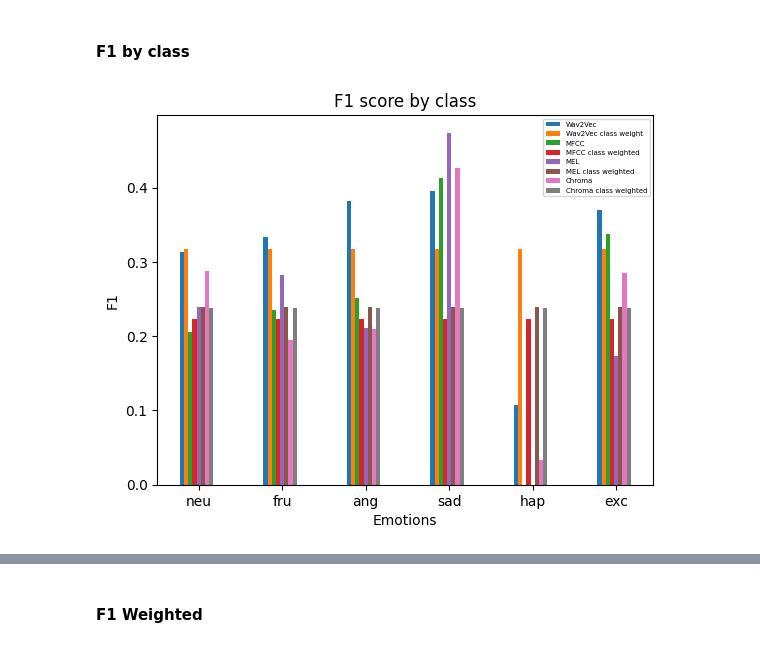
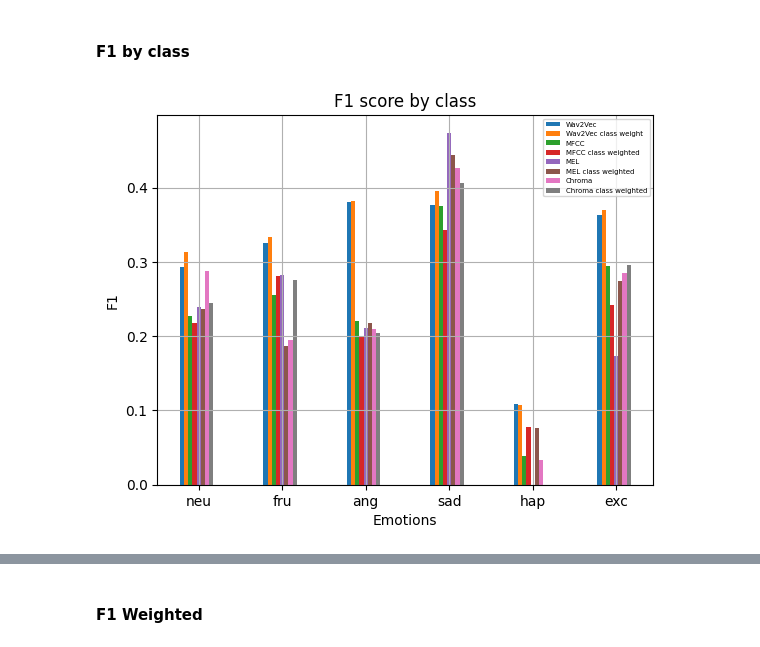
Before and after one commit to eskinderit/A-comparison-of-small-and-large-uni-multi-modal-language-models-for-sentiment-analysis-, a Jupyter notebook: Result Visualization.ipynb, the cells around one changed output, grey strips where cells are left out. Saved outputs shown, nothing was run; the diff lists cells and outputs as text; code cells hidden in the pictures.

```diff
--- a/Result Visualization.ipynb
+++ b/Result Visualization.ipynb
@@ -274,40 +257,41 @@ mel_results_weighted_42 = Results(train_log_url = f'./results/seed42/audio/LiteM
 chroma_results_weighted_42 = Results(train_log_url = f'./results/seed42/audio/LiteModel/chroma/log/classweight/log_conv3_SimpleAudioModel_chroma_cw_s42.txt',
     eval_log_url=f'./results/seed42/audio/LiteModel/chroma/log/classweight/log_conv3_SimpleAudioModel_chroma_cw_s42_results.txt')
 
-'''
+
 # results with class weights, seed=77
 wav2vec_results_77 = [Results(train_log_url = f'./results/seed77/audio/Wav2Vec/quantile_0.1/log_conv{i}_AudioTransformer_s77.txt',
     eval_log_url=f'./results/seed77/audio/Wav2Vec/quantile_0.1/log_conv{i}_AudioTransformer_s77_results.txt') for i in range(1,4)]
 
 mfcc_results_77 = [Results(train_log_url = f'./results/seed77/audio/LiteModel/mfcc/log/log_conv{i}_SimpleAudioModel_mfcc_s77.txt',
     eval_log_url=f'./results/seed77/audio/LiteModel/mfcc/log/log_conv{i}_SimpleAudioModel_mfcc_s77_results.txt') for i in range(1,4)]
-
+'''
 mel_results_77 = [Results(train_log_url = f'./results/seed77/audio/LiteModel/mel/log/log_conv{i}_SimpleAudioModel_mel_s77.txt',
     eval_log_url=f'./results/seed77/audio/LiteModel/mel/log/log_conv{i}_SimpleAudioModel_mel_s77_results.txt') for i in range(1,4)]
 
 chroma_results_77 = [Results(train_log_url = f'./results/seed77/audio/LiteModel/chroma/log/log_conv{i}_SimpleAudioModel_chroma_s77.txt',
     eval_log_url=f'./results/seed77/audio/LiteModel/chroma/log/log_conv{i}_SimpleAudioModel_chroma_s77_results.txt') for i in range(1,4)]
-
+'''
 # results with class weights and conv_length=3, seed=77
+'''
 wav2vec_results_weighted_77 = Results(train_log_url = f'./results/seed77/audio/Wav2Vec/quantile_0.1/classweight/log_conv3_AudioTransformer_cw_s77.txt',
     eval_log_url=f'./results/seed77/audio/Wav2Vec/quantile_0.1/classweight/log_conv3_AudioTransformer_cw_s77_results.txt')
-
+'''
 mfcc_results_weighted_77 = Results(train_log_url = f'./results/seed77/audio/LiteModel/mfcc/log/classweight/log_conv3_SimpleAudioModel_mfcc_cw_s77.txt',
     eval_log_url=f'./results/seed77/audio/LiteModel/mfcc/log/classweight/log_conv3_SimpleAudioModel_mfcc_cw_s77_results.txt')
-
+'''
 mel_results_weighted_77 = Results(train_log_url = f'./results/seed77/audio/LiteModel/mel/log/classweight/log_conv3_SimpleAudioModel_mel_cw_s77.txt',
     eval_log_url=f'./results/seed77/audio/LiteModel/mel/log/classweight/log_conv3_SimpleAudioModel_mel_cw_s77_results.txt')
 
 chroma_results_weighted_77 = Results(train_log_url = f'./results/seed77/audio/LiteModel/chroma/log/classweight/log_conv3_SimpleAudioModel_chroma_cw_s77.txt',
     eval_log_url=f'./results/seed77/audio/LiteModel/chroma/log/classweight/log_conv3_SimpleAudioModel_chroma_cw_s77_results.txt')
 '''
-wav2vec_results = [wav2vec_results_42, wav2vec_results_42]
-mfcc_results = [mfcc_results_42, mfcc_results_42]
+wav2vec_results = [wav2vec_results_42, wav2vec_results_77]
+mfcc_results = [mfcc_results_42, mfcc_results_77]
 mel_results = [mel_results_42, mel_results_42]
 chroma_results = [chroma_results_42, chroma_results_42]
 
 wav2vec_results_weighted = [wav2vec_results_weighted_42, wav2vec_results_weighted_42]
-mfcc_results_weighted = [mfcc_results_weighted_42, mfcc_results_weighted_42]
+mfcc_results_weighted = [mfcc_results_weighted_42, mfcc_results_weighted_77]
 mel_results_weighted = [mel_results_weighted_42, mel_results_weighted_42]
 chroma_results_weighted = [chroma_results_weighted_42, chroma_results_weighted_42]
 
@@ -315,35 +299,36 @@ label2id = ['neu', 'fru', 'ang', 'sad', 'hap', 'exc']
 
 wav2vec_f1_byclass = np.average([i[2].test_f1_all[:6] for i in wav2vec_results], axis=0)
 mfcc_f1_byclass = np.average([i[2].test_f1_all[:6] for i in mfcc_results], axis=0)
 mel_f1_byclass = np.average([i[2].test_f1_all[:6] for i in mel_results], axis=0)
 chroma_f1_byclass = np.average([i[2].test_f1_all[:6] for i in chroma_results], axis=0)
 
 # class weighted model results
 
-wav2vec_f1_byclass_weighted = np.average([i.test_f1_all[:6] for i in wav2vec_results_weighted])
-mfcc_f1_byclass_weighted = np.average([i.test_f1_all[:6] for i in mfcc_results_weighted])
-mel_f1_byclass_weighted = np.average([i.test_f1_all[:6] for i in mel_results_weighted])
-chroma_f1_byclass_weighted = np.average([i.test_f1_all[:6] for i in chroma_results_weighted])
+wav2vec_f1_byclass_weighted = np.average([i.test_f1_all[:6] for i in wav2vec_results_weighted], axis=0)
+mfcc_f1_byclass_weighted = np.average([i.test_f1_all[:6] for i in mfcc_results_weighted], axis=0)
+mel_f1_byclass_weighted = np.average([i.test_f1_all[:6] for i in mel_results_weighted], axis=0)
+chroma_f1_byclass_weighted = np.average([i.test_f1_all[:6] for i in chroma_results_weighted], axis=0)
 
 
 X_axis = np.arange(len(label2id))
 
 plt.bar(X_axis - 0.20, wav2vec_f1_byclass, 0.05, label = 'Wav2Vec')
 plt.bar(X_axis - 0.15, wav2vec_f1_byclass_weighted, 0.05, label = 'Wav2Vec class weight')
 plt.bar(X_axis - 0.10, mfcc_f1_byclass, 0.05, label = 'MFCC')
 plt.bar(X_axis - 0.05, mfcc_f1_byclass_weighted, 0.05, label = 'MFCC class weighted')
 plt.bar(X_axis, mel_f1_byclass, 0.05, label = 'MEL')
 plt.bar(X_axis + 0.05, mel_f1_byclass_weighted, 0.05, label = 'MEL class weighted')
 plt.bar(X_axis + 0.10, chroma_f1_byclass, 0.05, label = 'Chroma')
 plt.bar(X_axis + 0.15, chroma_f1_byclass_weighted, 0.05, label = 'Chroma class weighted')
 
 
 
 plt.xticks(X_axis, label2id)
 plt.xlabel("Emotions")
 plt.ylabel("F1")
+plt.grid()
 plt.title("F1 score by class")
 plt.legend(fontsize=5)
 plt.show()
 # %% [output]
-[figure, old version]
+[figure, new version]
```
Also changed, not shown: parts of 28 cells of this notebook.
